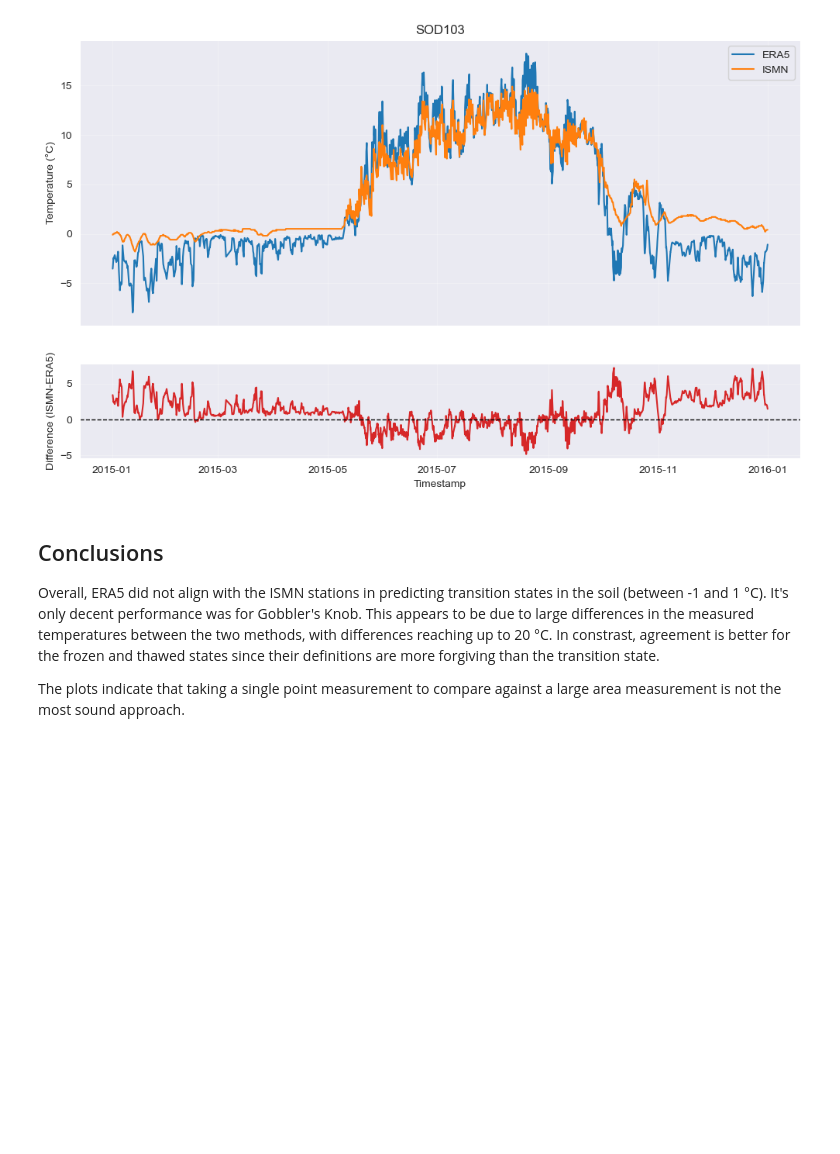
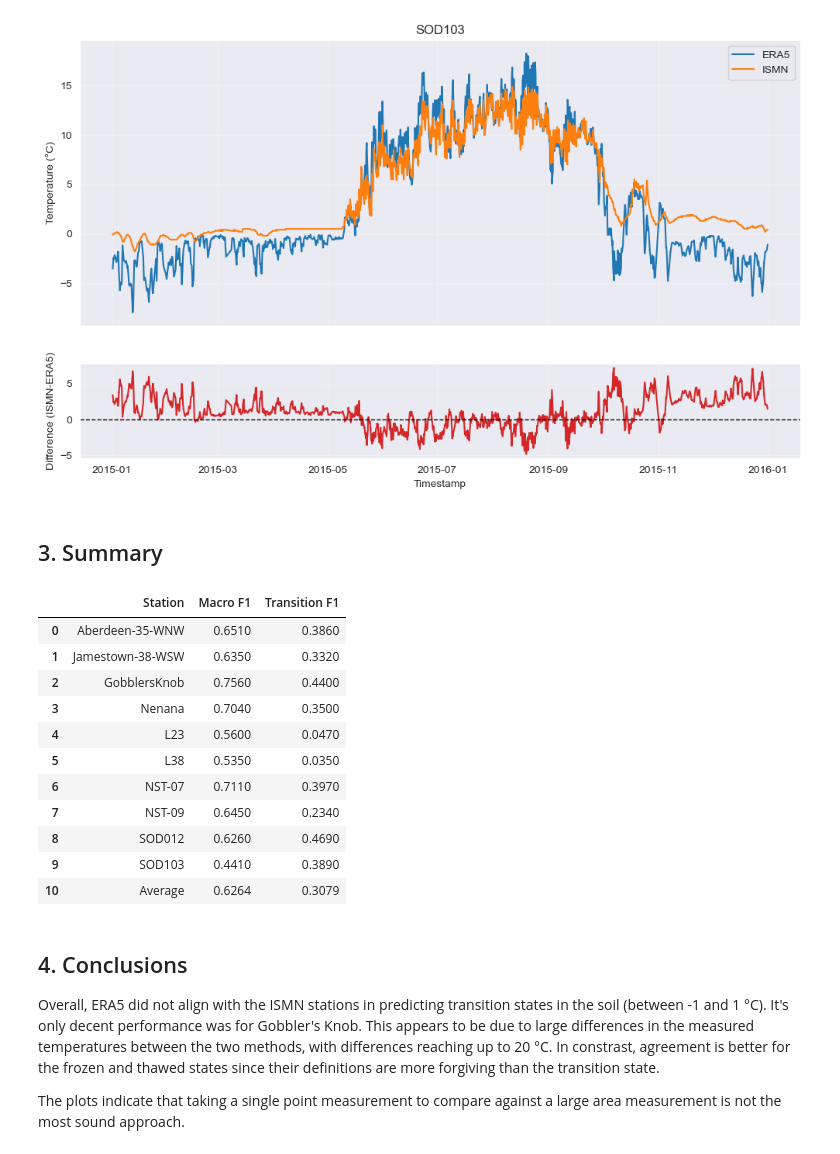
Before and after one commit to gerezk/freeze-thaw-soil-prediction, a Jupyter notebook: notebooks/assess_methodology.ipynb, the cells around one changed output. Saved outputs shown, nothing was run; the diff lists cells and outputs as text; code cells hidden in the pictures; blank space fills up the shorter version.

Commit message:
add F1 scores to assess_methodology.ipynb

```diff
--- a/notebooks/assess_methodology.ipynb
+++ b/notebooks/assess_methodology.ipynb
@@ -282,9 +347,13 @@ plot_temp_differences(L38_era5_df, StationName.L38, start_date, end_date)
 # %% [markdown]
 ## 2.7 NST-07
 # %%
-_, NST_07_era5_df = combine_dfs(StationName.NST_07, c.CLEANED_DATA_PATH)
+_, NST_07_era5_df = align_timestamps(StationName.NST_07, c.CLEANED_DATA_PATH)
 NST_07_era5_df = NST_07_era5_df.dropna()
 
+NST_07_macro_f1, NST_07_transition_f1 = calculate_f1_scores(NST_07_era5_df, c.CLASSES)
+
+summary_df.loc[len(summary_df)] = [StationName.NST_07, NST_07_macro_f1, NST_07_transition_f1]
+
 create_cm_df(NST_07_era5_df, c.CLASSES)
 # %% [output]
 |  | frozen | transition | thawed |
@@ -305,9 +374,13 @@ plot_temp_differences(NST_07_era5_df, StationName.NST_07, start_date, end_date)
 # %% [markdown]
 ### 2.8 NST-09
 # %%
-_, NST_09_era5_df = combine_dfs(StationName.NST_09, c.CLEANED_DATA_PATH)
+_, NST_09_era5_df = align_timestamps(StationName.NST_09, c.CLEANED_DATA_PATH)
 NST_09_era5_df = NST_09_era5_df.dropna()
 
+NST_09_macro_f1, NST_09_transition_f1 = calculate_f1_scores(NST_09_era5_df, c.CLASSES)
+
+summary_df.loc[len(summary_df)] = [StationName.NST_09, NST_09_macro_f1, NST_09_transition_f1]
+
 create_cm_df(NST_09_era5_df, c.CLASSES)
 # %% [output]
 |  | frozen | transition | thawed |
@@ -328,9 +401,13 @@ plot_temp_differences(NST_09_era5_df, StationName.NST_09, start_date, end_date)
 # %% [markdown]
 ### 2.9 SOD012
 # %%
-_, SOD012_era5_df = combine_dfs(StationName.SOD012, c.CLEANED_DATA_PATH)
+_, SOD012_era5_df = align_timestamps(StationName.SOD012, c.CLEANED_DATA_PATH)
 SOD012_era5_df = SOD012_era5_df.dropna()
 
+SOD012_macro_f1, SOD012_transition_f1 = calculate_f1_scores(SOD012_era5_df, c.CLASSES)
+
+summary_df.loc[len(summary_df)] = [StationName.SOD012, SOD012_macro_f1, SOD012_transition_f1]
+
 create_cm_df(SOD012_era5_df, c.CLASSES)
 # %% [output]
 |  | frozen | transition | thawed |
@@ -351,9 +428,13 @@ plot_temp_differences(SOD012_era5_df, StationName.SOD012, start_date, end_date)
 # %% [markdown]
 ### 2.10 SOD103
 # %%
-_, SOD103_era5_df = combine_dfs(StationName.SOD103, c.CLEANED_DATA_PATH)
+_, SOD103_era5_df = align_timestamps(StationName.SOD103, c.CLEANED_DATA_PATH)
 SOD103_era5_df = SOD103_era5_df.dropna()
 
+SOD0103_macro_f1, SOD0103_transition_f1 = calculate_f1_scores(SOD103_era5_df, c.CLASSES)
+
+summary_df.loc[len(summary_df)] = [StationName.SOD103, SOD0103_macro_f1, SOD0103_transition_f1]
+
 create_cm_df(SOD103_era5_df, c.CLASSES)
 # %% [output]
 |  | frozen | transition | thawed |
@@ -371,8 +452,26 @@ plot_temp_differences(SOD103_era5_df, StationName.SOD103, start_date, end_date)
 (<Axes: title={'center': 'SOD103'}, ylabel='Temperature (°C)'>,
  <Axes: xlabel='Timestamp', ylabel='Difference (ISMN-ERA5)'>)
 [figure]
+# %% [markdown]
+## 3. Summary
+# %%
+summary_df.loc[len(summary_df)] = ["Average", summary_df["Macro F1"].mean(), summary_df["Transition F1"].mean()]
+summary_df
+# %% [output]
+|  | Station | Macro F1 | Transition F1 |
+| 0 | Aberdeen-35-WNW | 0.6510 | 0.3860 |
+| 1 | Jamestown-38-WSW | 0.6350 | 0.3320 |
+| 2 | GobblersKnob | 0.7560 | 0.4400 |
+| 3 | Nenana | 0.7040 | 0.3500 |
+| 4 | L23 | 0.5600 | 0.0470 |
+| 5 | L38 | 0.5350 | 0.0350 |
+| 6 | NST-07 | 0.7110 | 0.3970 |
+| 7 | NST-09 | 0.6450 | 0.2340 |
+| 8 | SOD012 | 0.6260 | 0.4690 |
+| 9 | SOD103 | 0.4410 | 0.3890 |
+| 10 | Average | 0.6264 | 0.3079 |
 # %% [markdown]
-## Conclusions
+## 4. Conclusions
 
 Overall, ERA5 did not align with the ISMN stations in predicting transition states in the soil (between -1 and 1 &deg;C). It's only decent performance was for Gobbler's Knob. This appears to be due to large differences in the measured temperatures between the two methods, with differences reaching up to 20 &deg;C. In constrast, agreement is better for the frozen and thawed states since their definitions are more forgiving than the transition state.
 
```
Also changed, not shown: parts of 11 cells of this notebook, 1 other file.
